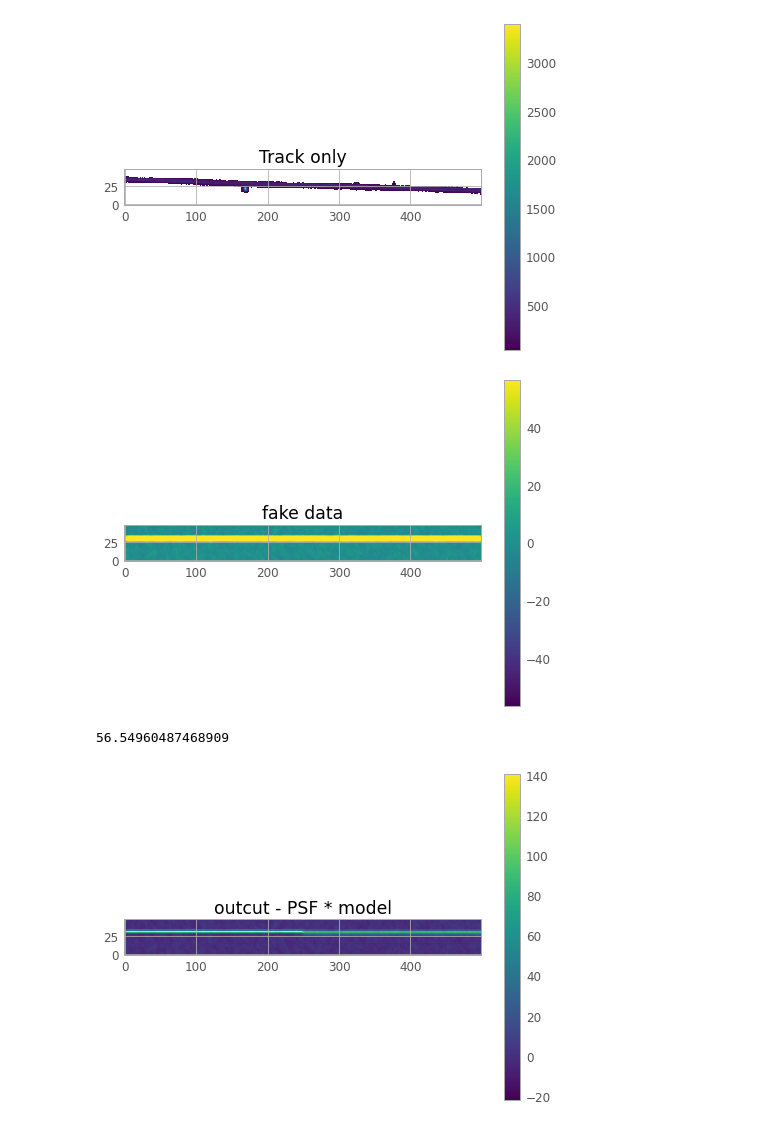
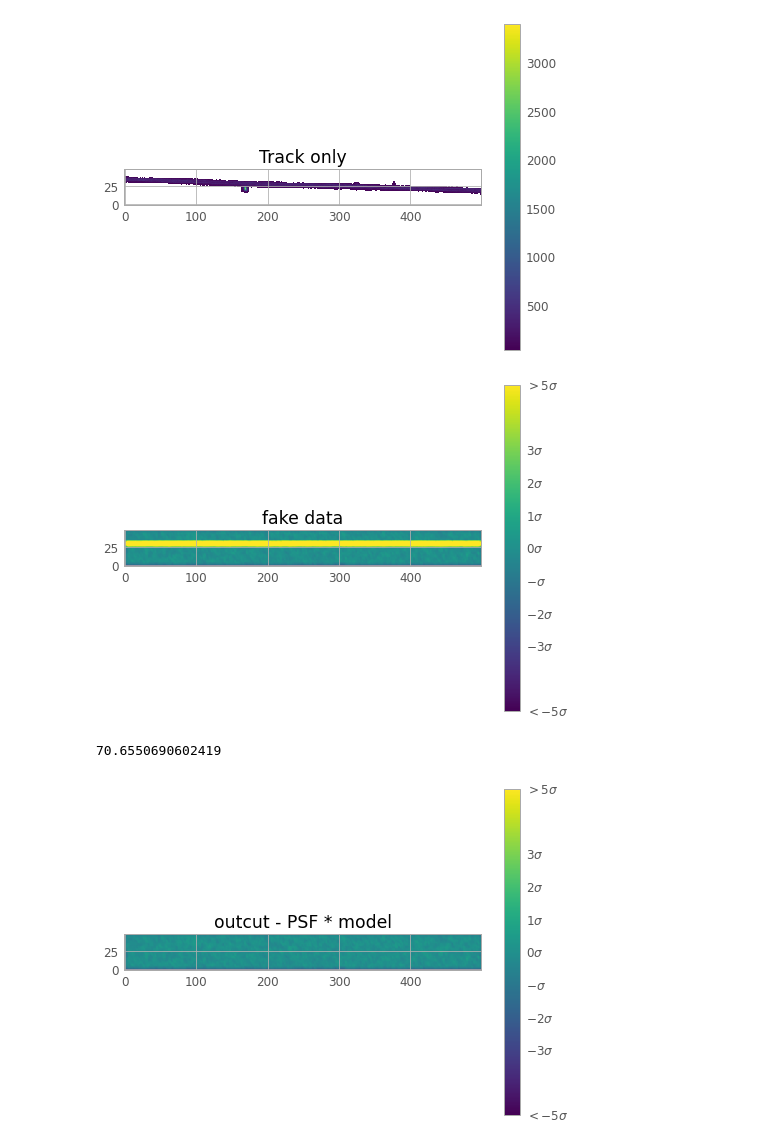
Before and after one commit to SSAEPFL/PSF, a Jupyter notebook: test-track-fitting.ipynb, the cells around one changed output. Saved outputs shown, nothing was run; the diff lists cells and outputs as text; code cells hidden in the pictures.

```diff
--- a/test-track-fitting.ipynb
+++ b/test-track-fitting.ipynb
@@ -72,32 +71,38 @@ plt.show()
 [figure]
 # %%
 # Create fake data
-initial_guess = (300, 0, 300, 500, 1, 1000)
-track_data = trackModel(np.shape(track_data), 30, 0, 30, 500, 1, 1000) + np.random.normal(scale=std, size=np.shape(track_data))
+true_parameters = (30, 0, 30, 500, 1, 1000)
+track_data = trackModel(np.shape(track_data), *true_parameters) + np.random.normal(loc=mean, scale=std, size=np.shape(track_data))
 track_data = convolve2d(track_data, PSF, 'same')
+
+tick_labels = [r'$<-5\sigma$', r'$-3\sigma$', r'$-2\sigma$', r'$-\sigma$', r'$0\sigma$', r'$1\sigma$', r'$2\sigma$', r'$3\sigma$', r'$>5\sigma$']
+ticks = mean + std * np.array([-5, -3, -2, -1, 0, 1, 2, 3, 5])
 
 plt.figure()
 plt.title('fake data')
-plt.imshow(track_data, origin='lower', cmap='viridis', interpolation='none', vmin=-5*std, vmax=5*std)
-plt.colorbar()
+plt.imshow(track_data, origin='lower', cmap='viridis', interpolation='none', vmin=-5*std+mean, vmax=5*std+mean)
+cbar = plt.colorbar(ticks=ticks)
+cbar.ax.set_yticklabels(tick_labels)
 plt.show()
 # %% [output]
-[figure, old version]
+[figure, new version]
 # %%
 # Convolution of model and PSF to get what we would measure
-track_model = trackModel(np.shape(track_data), 29, 0, 31, 500, 1, 567)
+initial_guess = (30, 0, 30, 500, 1, 1000)
+track_model = trackModel(np.shape(track_data), *initial_guess)
 convolved_track = convolve2d(track_model, PSF, 'same')
 #mean, median, std = sigma_clipped_stats(track_data, sigma=4.0, mask=mask)
 print(reducedGoodnessModel(track_data, convolved_track, std))
 
 plt.figure()
 plt.title('outcut - PSF * model')
-plt.imshow(track_data-convolved_track, origin='lower', cmap='viridis', interpolation='none')
-plt.colorbar()
+plt.imshow(track_data-convolved_track, origin='lower', cmap='viridis', interpolation='none', vmin=-5*std+mean, vmax=5*std+mean)
+cbar = plt.colorbar(ticks=ticks)
+cbar.ax.set_yticklabels(tick_labels)
 plt.show()
 # %% [output]
-56.54960487468909
+70.6550690602419
-[figure, old version]
+[figure, new version]
 # %%
 # Model parameter fitting using Marginalization & uncertainty estimation
 # source https://emcee.readthedocs.io/en/stable/tutorials/line/
```
Also changed, not shown: parts of 7 cells of this notebook.
